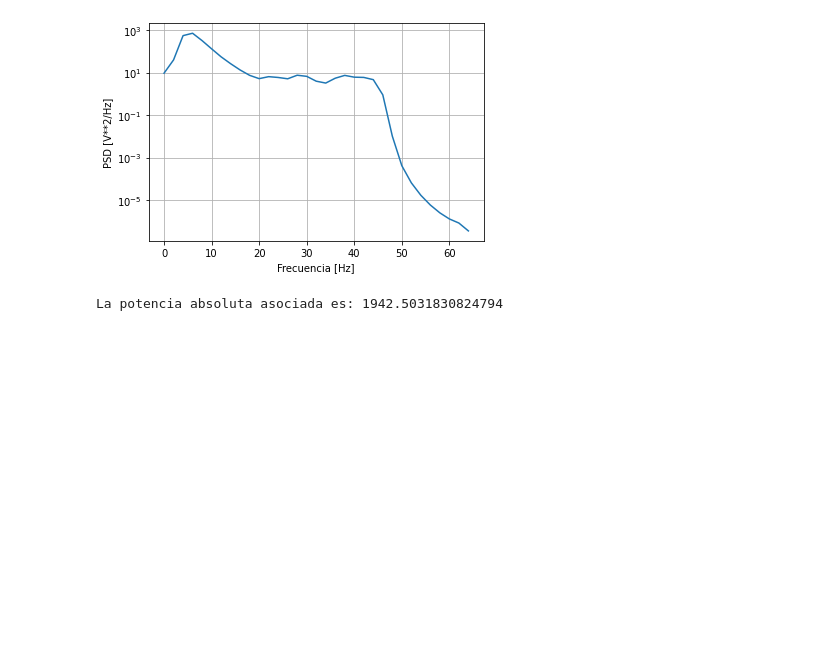
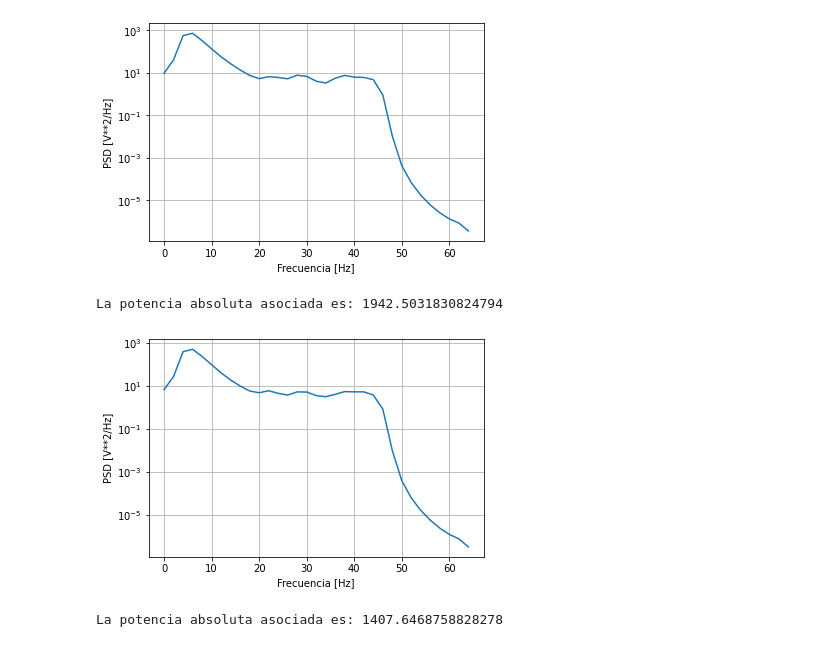
Before and after one commit to ManueloRZ2/MiniProyecto, a Jupyter notebook: Miniproyecto1(com1).ipynb, the cells around one changed output. Saved outputs shown, nothing was run; the diff lists cells and outputs as text; code cells hidden in the pictures; blank space fills up the shorter version.

```diff
--- a/Miniproyecto1(com1).ipynb
+++ b/Miniproyecto1(com1).ipynb
@@ -440,6 +495,8 @@ plt.grid()
 plt.show()
 
 print("Frecuancia aproximada:", freq/51, "Hz")
+
+DF['FreqEOGV']= freq/51 #Adiciona columna frecuencia de EOGV
 # %% [output]
 [figure]
 Frecuancia aproximada: 41.549019607843135 Hz
@@ -447,5 +504,8 @@ Frecuancia aproximada: 41.549019607843135 Hz
 #Energía de la señal EOG VERTICAL
 EOGV2=EOGV**2
 print("La energía de la señal es:", sum(EOGV2))
+
+DF['EnergyEOGV']= sum(EOGV2) #Adiciona columna energia de la EOG
+DF
 # %% [output]
 La energía de la señal es: 281174971.85977805
@@ -455,8 +528,14 @@ La energía de la señal es: 281174971.85977805
 mediaEOGV=np.mean(EOGV, axis=0)
 print("media  de la señal EOG VERTICALL: ",mediaEOGV)
 
+DF['MeanEOGV']= mediaEOGV  #Adiciona columna media de EOGV
+
 varianzaEOGV=np.var(EOGV)
 print("varianza de la señal  EOG VERTICAL: ",varianzaEOGV)
+
+DF['VarEOGV']= varianzaEOGV #Adiciona columna varianza de EOGV
+
+DF
 # %% [output]
 media  de la señal EOG VERTICALL:  -166.32227425009128
 varianza de la señal  EOG VERTICAL:  15409.047512875743
@@ -596,20 +688,40 @@ print(len(assP7P8))
 # %% [output]
 6528
 # %%
-#Densidad espectral de potencia
+#Densidad espectral de potencia assFP1FP2
 from scipy import signal
 import matplotlib.pyplot as plt
 
 fs=128
-f, Pxx_den = signal.welch(assFP1FP2, fs, nperseg=64)
-plt.semilogy(f, Pxx_den)
+f, Pxx_den1 = signal.welch(assFP1FP2, fs, nperseg=64)
+plt.semilogy(f, Pxx_den1)
 #plt.ylim([0.5e-3, 1])
 plt.xlabel('Frecuencia [Hz]')
 plt.ylabel('PSD [V**2/Hz]')
 plt.grid()
 plt.show()
 
-print("La potencia absoluta asociada es:", np.sum(Pxx_den))
+print("La potencia absoluta asociada es:", np.sum(Pxx_den1))
+
+DF['PotAssFPIFP2']= np.sum(Pxx_den1)  #Adiciona columna varianza de EOGH
 # %% [output]
 [figure]
 La potencia absoluta asociada es: 1942.5031830824794
+# %%
+#Densidad espectral de potencia assAF3AF4
+
+fs=128
+f, Pxx_den2 = signal.welch(assAF3AF4, fs, nperseg=64)
+plt.semilogy(f, Pxx_den2)
+#plt.ylim([0.5e-3, 1])
+plt.xlabel('Frecuencia [Hz]')
+plt.ylabel('PSD [V**2/Hz]')
+plt.grid()
+plt.show()
+
+print("La potencia absoluta asociada es:", np.sum(Pxx_den2))
+
+DF['PotAssAF3AF4']= np.sum(Pxx_den2)  #Adiciona columna varianza de EOGH
+# %% [output]
+[figure, added]
+La potencia absoluta asociada es: 1407.6468758828278
```
Also changed, not shown: parts of 29 cells of this notebook.
